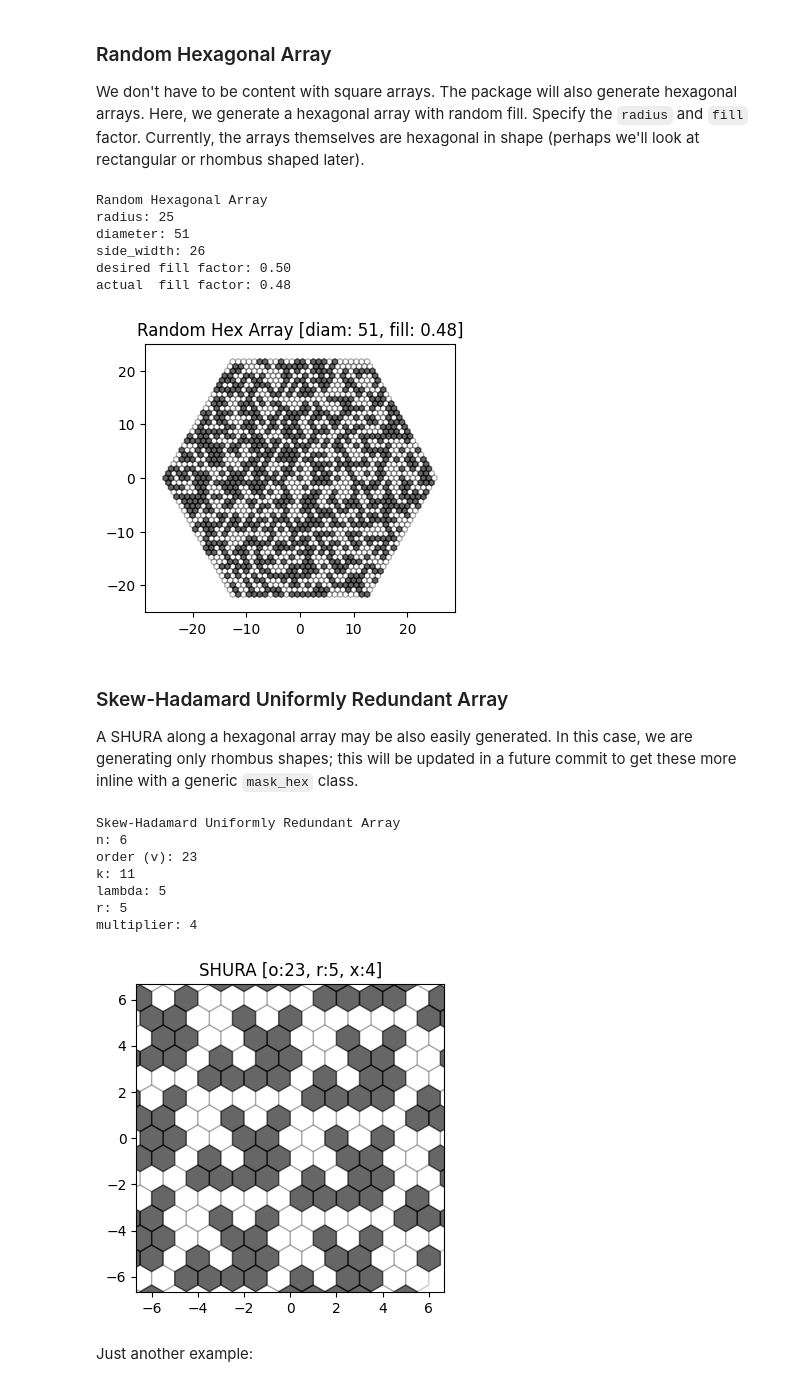
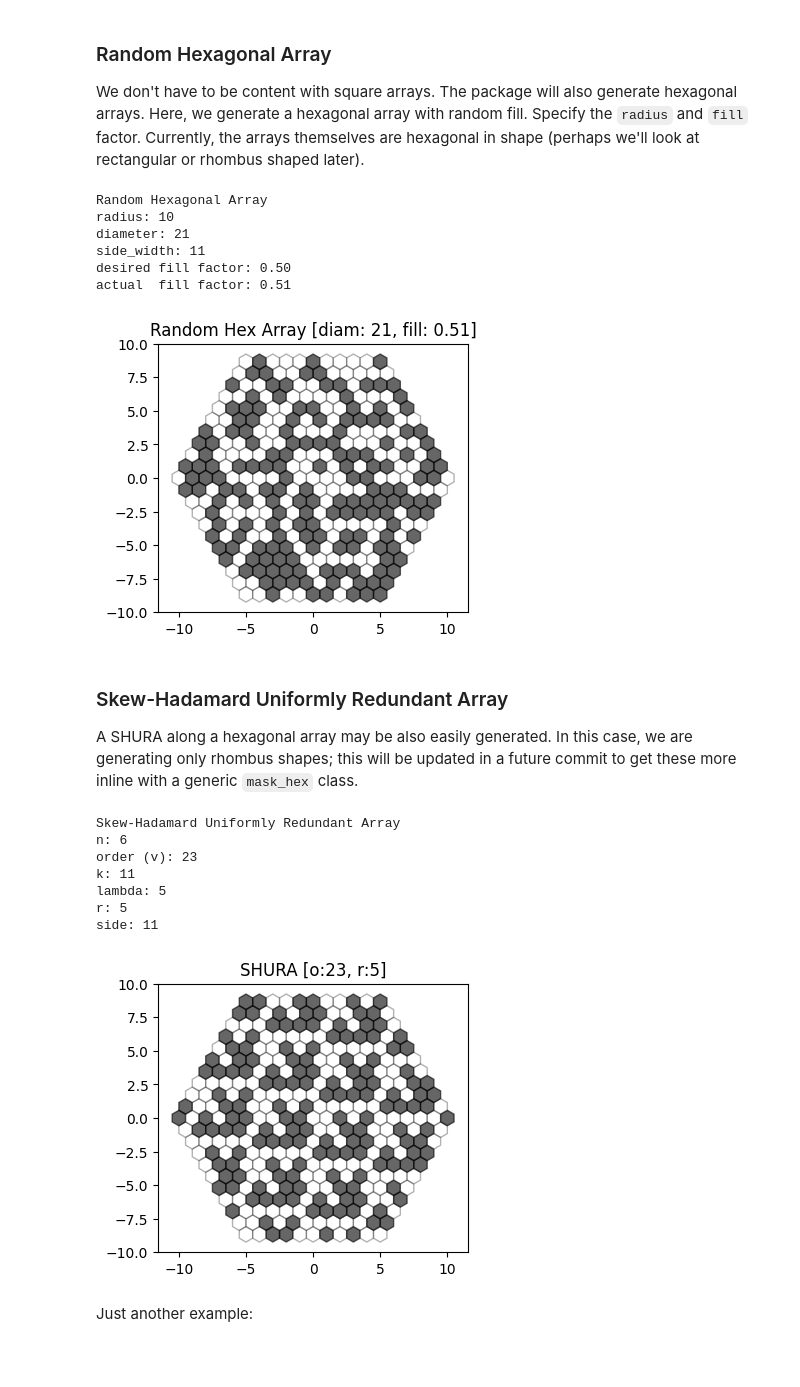
Before and after one commit to bpops/codedapertures, a Jupyter notebook: demo.ipynb, the cells around one changed output. Cells and saved outputs as stored; diff of their text form; code cells hidden in the pictures; blank space fills up the shorter version.

```diff
--- a/demo.ipynb
+++ b/demo.ipynb
@@ -77,32 +77,32 @@ print(pattern[0:10,0:10])
 
 We don't have to be content with square arrays. The package will also generate hexagonal arrays. Here, we generate a hexagonal array with random fill. Specify the `radius` and `fill` factor. Currently, the arrays themselves are hexagonal in shape (perhaps we'll look at rectangular or rhombus shaped later).
 # %%
-rand_hex = ca.rand_hex(radius=25, fill=0.5)
+rand_hex = ca.rand_hex(radius=10, fill=0.5)
 rand_hex.show()
 # %% [output]
 Random Hexagonal Array
-radius: 25
-diameter: 51
-side_width: 26
+radius: 10
+diameter: 21
+side_width: 11
 desired fill factor: 0.50
-actual  fill factor: 0.48
+actual  fill factor: 0.51
-[figure, old version]
+[figure, new version]
 # %% [markdown]
 ### Skew-Hadamard Uniformly Redundant Array
 
 A SHURA along a hexagonal array may be also easily generated. In this case, we are generating only rhombus shapes; this will be updated in a future commit to get these more inline with a generic `mask_hex` class.
 # %%
-shura = ca.shura()
+shura = ca.shura(radius=10)
 shura.show()
 # %% [output]
 Skew-Hadamard Uniformly Redundant Array
 n: 6
 order (v): 23
 k: 11
 lambda: 5
 r: 5
-multiplier: 4
+side: 11
-[figure, old version]
+[figure, new version]
 # %% [markdown]
 Just another example:
 # %%
```
Also changed, not shown: parts of 5 cells of this notebook, 1 other file.
